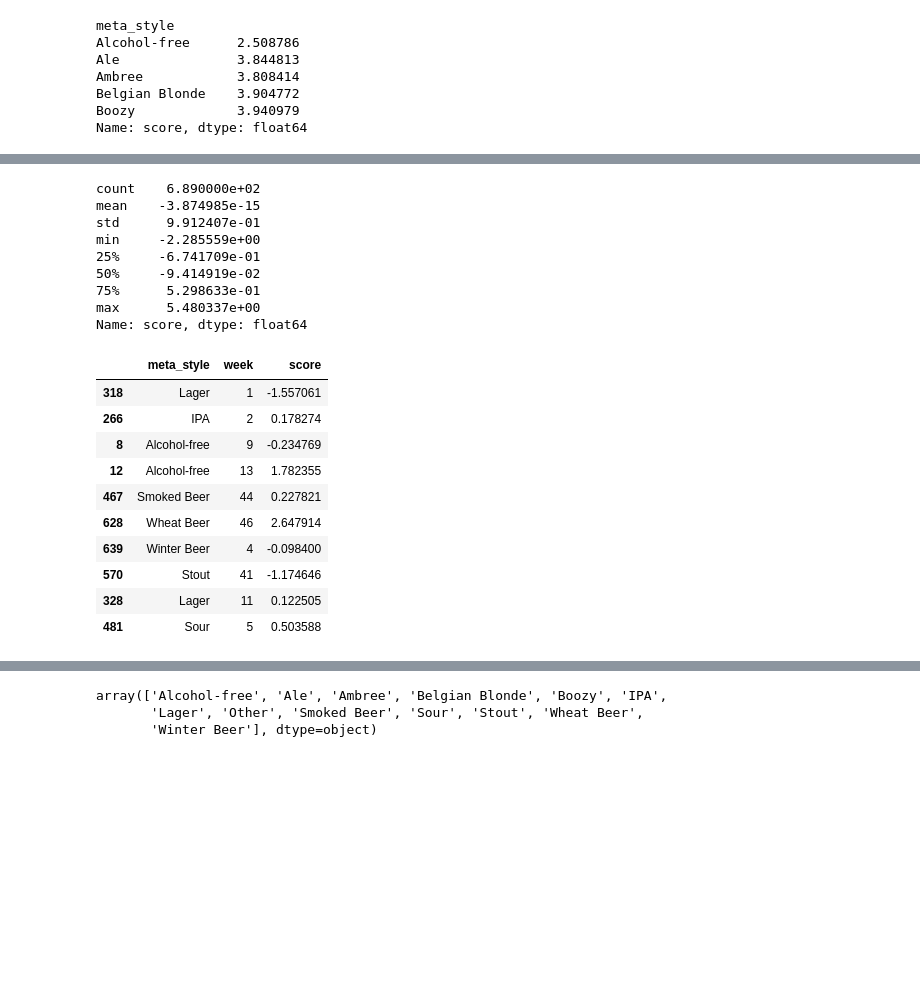
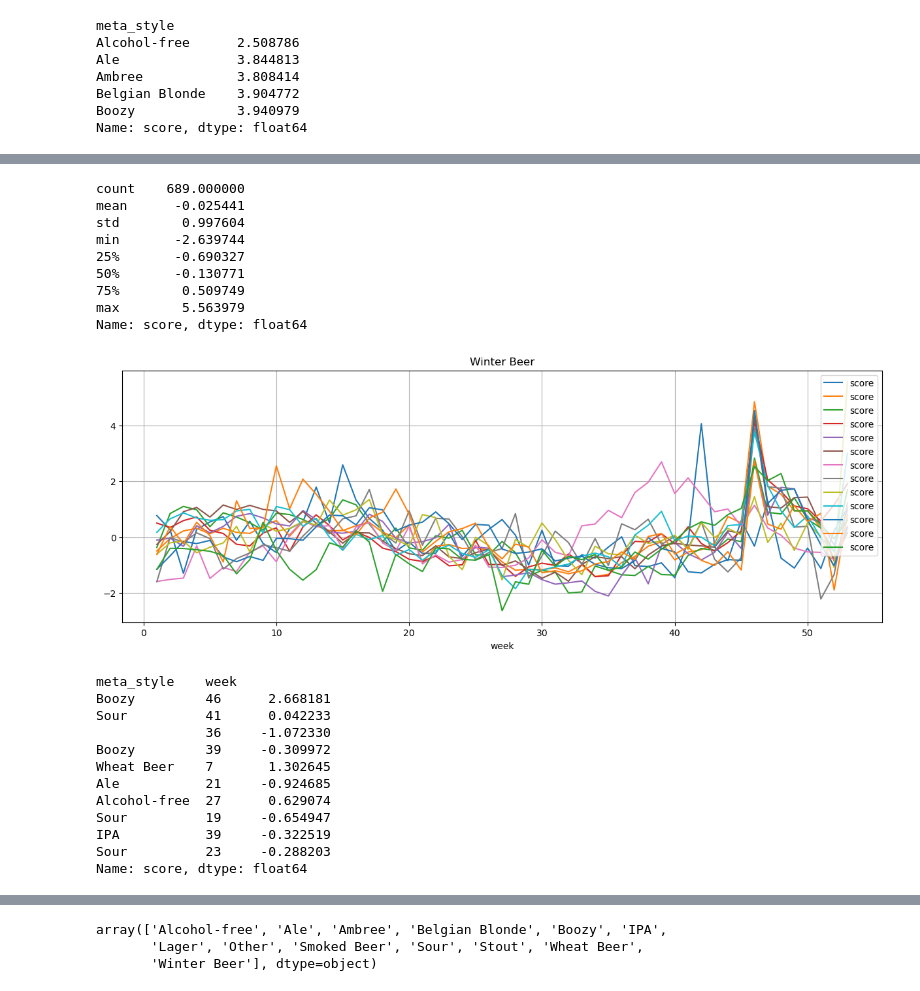
Before and after one commit to com-480-data-visualization/project-2023-viz-ionaries, a Jupyter notebook: docs/preprocessing/radial_chart_data.ipynb, the cells around one changed output, grey strips where cells are left out. Drawn from its saved outputs; the diff is of its cells as text; code cells hidden in the pictures; blank space fills up the shorter version.

Commit message:
rerun radial_chart_data.ipynb

```diff
--- a/docs/preprocessing/radial_chart_data.ipynb
+++ b/docs/preprocessing/radial_chart_data.ipynb
@@ -150,18 +150,19 @@ Wheat Beer   46      3.930825
 Name: score, dtype: float64
+# %%
+styles = style_week_grade_df.index.get_level_values(0).unique()
+for style in styles:
+    style_week_grade_df[style] = style_week_grade_df[style] - avg_beer_style[style]
 # %%
-# substract the average for each style and week by the yearly average for each style
-
-style_week_grade_df = style_week_grade_df - style_week_grade_df.groupby('meta_style').transform('mean')
 #normalize the result
 style_week_grade_df = style_week_grade_df / style_week_grade_df.groupby('meta_style').transform('std')
 style_week_grade_df.describe()
 # %% [output]
-count    6.890000e+02
-mean    -3.874985e-15
-std      9.912407e-01
-min     -2.285559e+00
-25%     -6.741709e-01
-50%     -9.414919e-02
-75%      5.298633e-01
-max      5.480337e+00
+count    689.000000
+mean      -0.025441
+std        0.997604
+min       -2.639744
+25%       -0.690327
+50%       -0.130771
+75%        0.509749
+max        5.563979
 Name: score, dtype: float64
@@ -171,14 +169,20 @@ style_week_grade_df.to_csv('data/processed/style_week_grade.csv', index=False)
+# %%
+for style in styles:
+    style_week_grade_df[style].plot(kind='line', figsize=(15, 5), title=style, grid=True, legend=True)
+# %% [output]
+[figure, added]
 # %%
 style_week_grade_df.sample(10)
 # %% [output]
-|  | meta_style | week | score |
-| 318 | Lager | 1 | -1.557061 |
-| 266 | IPA | 2 | 0.178274 |
-| 8 | Alcohol-free | 9 | -0.234769 |
-| 12 | Alcohol-free | 13 | 1.782355 |
-| 467 | Smoked Beer | 44 | 0.227821 |
-| 628 | Wheat Beer | 46 | 2.647914 |
-| 639 | Winter Beer | 4 | -0.098400 |
-| 570 | Stout | 41 | -1.174646 |
-| 328 | Lager | 11 | 0.122505 |
-| 481 | Sour | 5 | 0.503588 |
+meta_style    week
+Boozy         46      2.668181
+Sour          41      0.042233
+              36     -1.072330
+Boozy         39     -0.309972
+Wheat Beer    7       1.302645
+Ale           21     -0.924685
+Alcohol-free  27      0.629074
+Sour          19     -0.654947
+IPA           39     -0.322519
+Sour          23     -0.288203
+Name: score, dtype: float64
```
Also changed, not shown: parts of 9 cells of this notebook.
